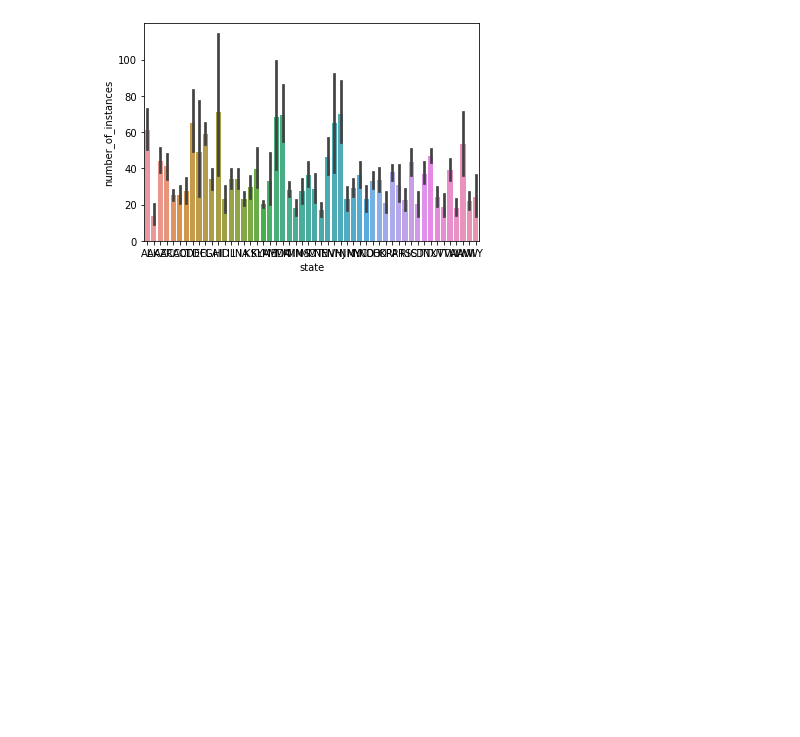
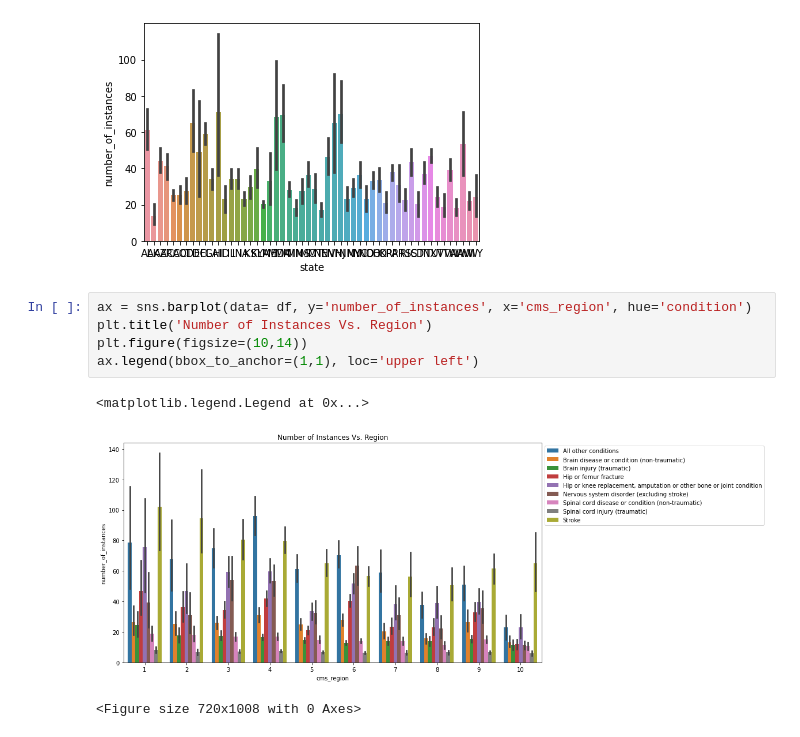
Before and after one commit to AJMartinezLlanes/medicare-inpatient-rehab-conditions, a Jupyter notebook: explore.ipynb, the cells around one changed output. Drawn from its saved outputs; the diff is of its cells as text; blank space fills up the shorter version.

```diff
--- a/explore.ipynb
+++ b/explore.ipynb
@@ -43,3 +48,12 @@ sns.barplot(data= df, y='number_of_instances', x='state')
 # %% [output]
 <AxesSubplot:xlabel='state', ylabel='number_of_instances'>
 [figure]
+# %%
+ax = sns.barplot(data= df, y='number_of_instances', x='cms_region', hue='condition')
+plt.title('Number of Instances Vs. Region')
+plt.figure(figsize=(10,14))
+ax.legend(bbox_to_anchor=(1,1), loc='upper left')
+# %% [output]
+<matplotlib.legend.Legend at 0x...>
+[figure, added]
+<Figure size 720x1008 with 0 Axes>
```
Also changed, not shown: parts of 6 cells of this notebook, 5 other files.
